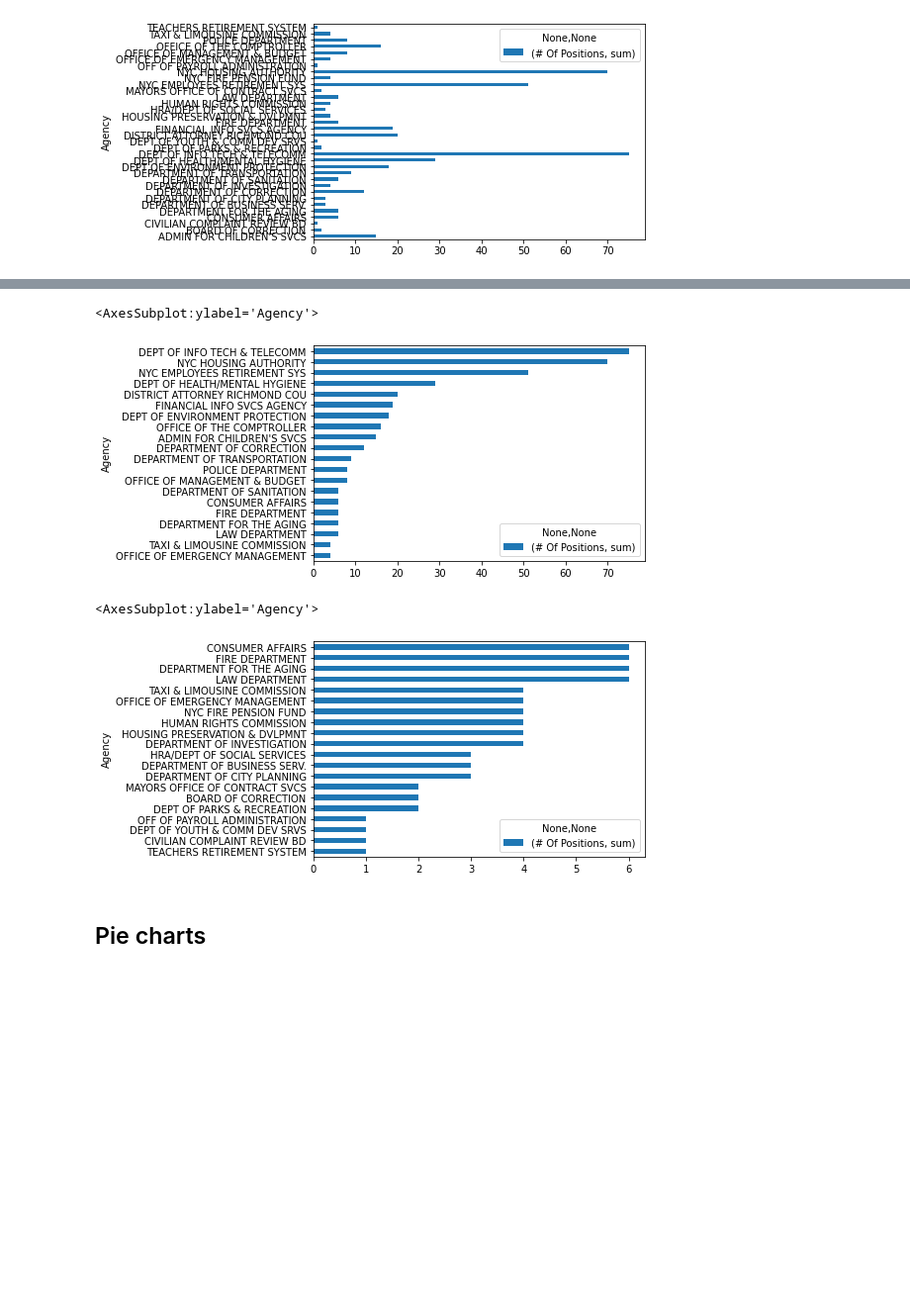
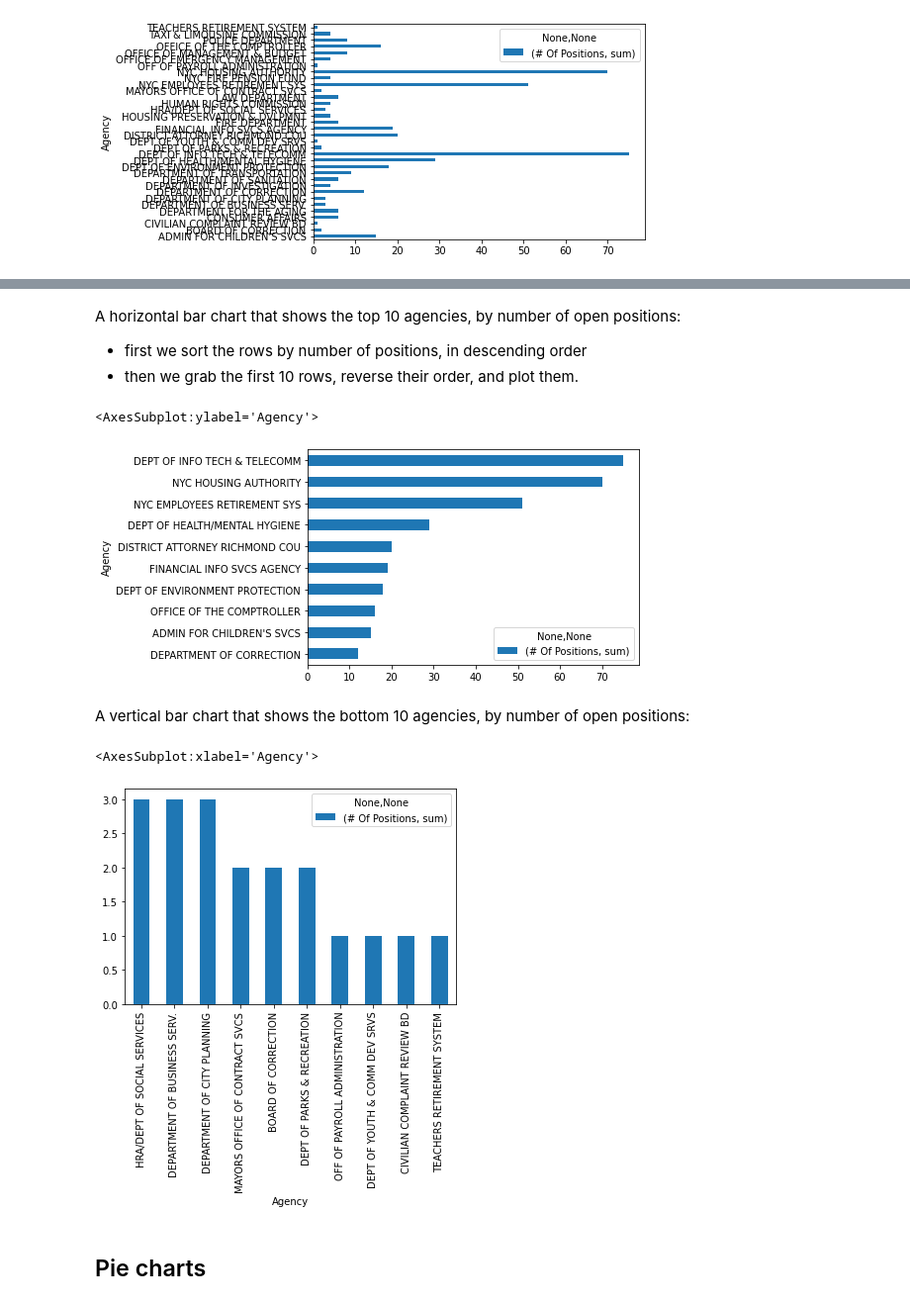
Before and after one commit to nyu-database-design/course-materials, a Jupyter notebook: docs/files/jupyter/pandas_plotting.ipynb, the cells around one changed output, grey strips where cells are left out. Shown: that part at 99% size. Cells and saved outputs as stored; diff of their text form; code cells hidden in the pictures; blank space fills up the shorter version.

```diff
--- a/docs/files/jupyter/pandas_plotting.ipynb
+++ b/docs/files/jupyter/pandas_plotting.ipynb
@@ -170,0 +179,4 @@ df.sample(3)
+# %%
+# let's limit the columns we want
+df = df[ ['Agency', '# Of Positions', 'Salary Range To'] ]
+df
@@ -194,15 +237,21 @@ g[ : 20].plot.barh(y=['# Of Positions']) # the index will serve as the x axis, b
+# %% [markdown]
+A horizontal bar chart that shows the top 10 agencies, by number of open positions:
+- first we sort the rows by number of positions, in descending order
+- then we grab the first 10 rows, reverse their order, and plot them.
 # %%
 # plot the top agencies by number of positions
 g2 = g.sort_values( ('# Of Positions', 'sum'), ascending=False )
-g2[ : 20][::-1].plot.barh(y=['# Of Positions']) # the index will serve as the x axis, by default
+g2[ : 10][::-1].plot.barh(y=['# Of Positions']) # the index will serve as the x axis, by default
 # %% [output]
 <AxesSubplot:ylabel='Agency'>
-[figure, old version]
+[figure, new version]
+# %% [markdown]
+A vertical bar chart that shows the bottom 10 agencies, by number of open positions:
 # %%
 # plot the bottom agencies by number of positions
-g2[-20 : ][::-1].plot.barh(y=['# Of Positions']) # the index will serve as the x axis, by default
+g2[-10 : ].plot.bar(y=['# Of Positions']) # the index will serve as the x axis, by default
 # %% [output]
-<AxesSubplot:ylabel='Agency'>
+<AxesSubplot:xlabel='Agency'>
-[figure, old version]
+[figure, new version]
 # %% [markdown]
 ## Pie charts
```
Also changed, not shown: parts of 27 cells of this notebook, 1 other file.
